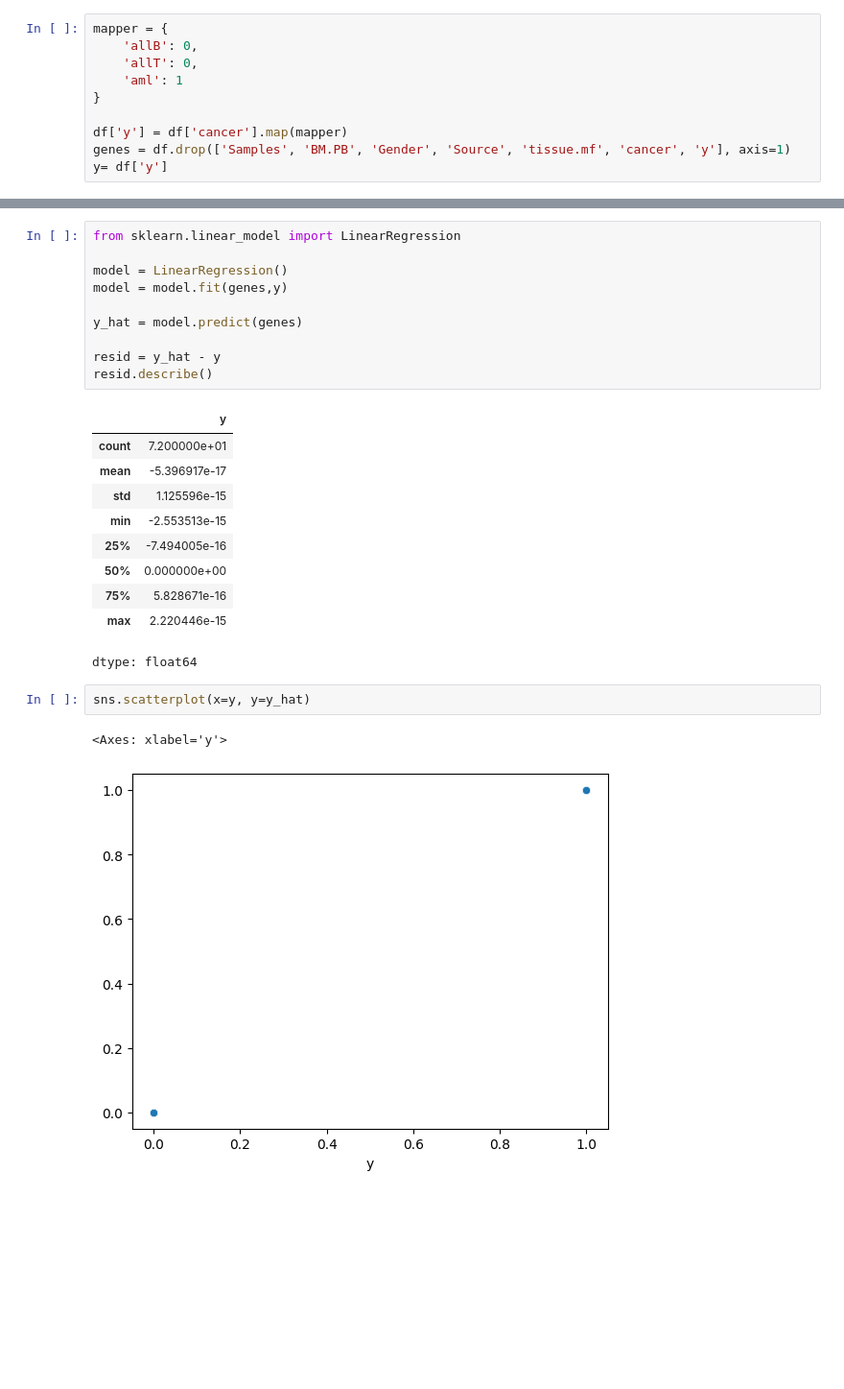
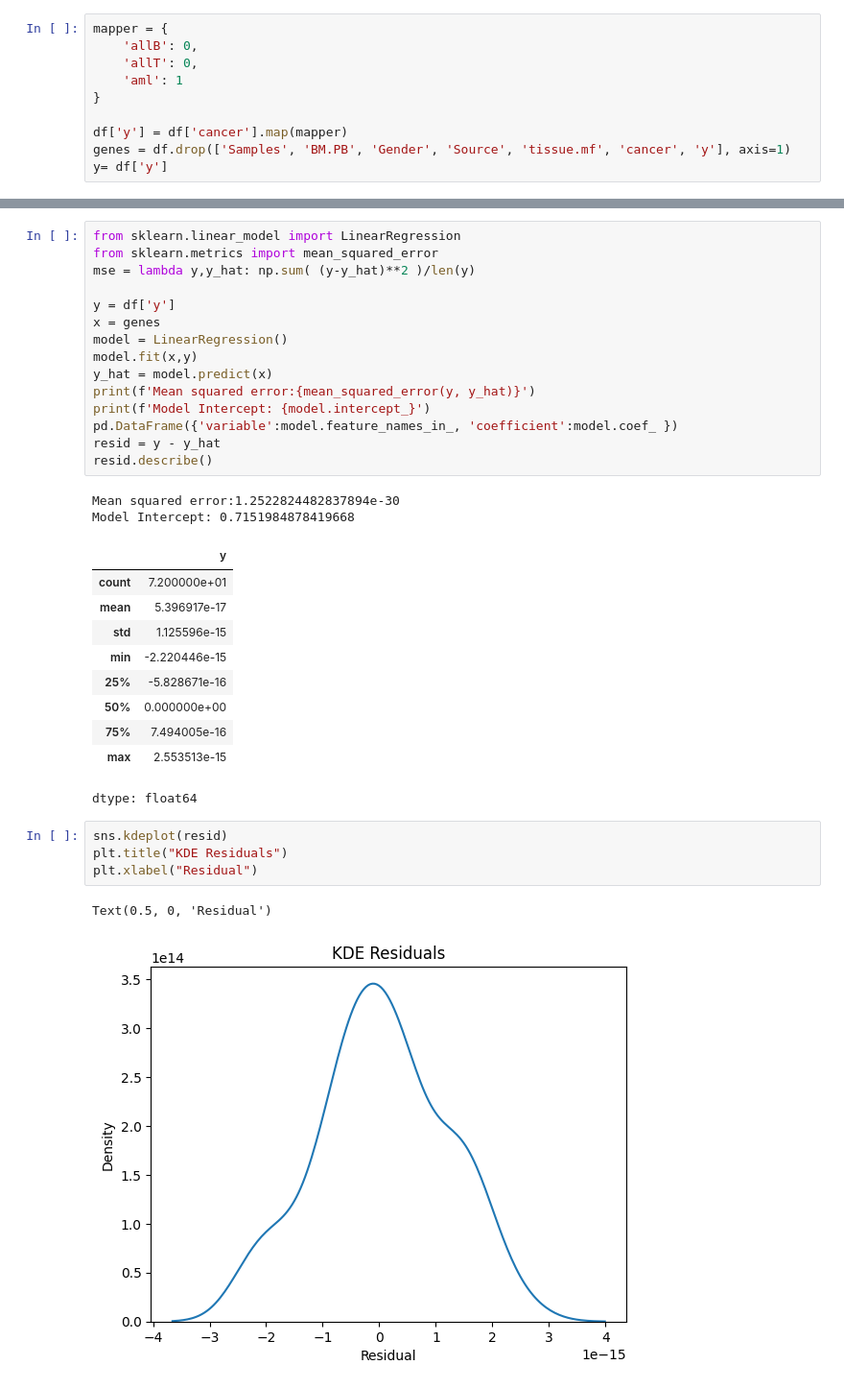
Before and after one commit to arya-rajesh-99/undergrad_ml_assignments, a Jupyter notebook: genomics_lab.ipynb, the cells around one changed output, grey strips where cells are left out. Shown at 96% size. Drawn from its saved outputs; the diff is of its cells as text; blank space fills up the shorter version.

```diff
--- a/genomics_lab.ipynb
+++ b/genomics_lab.ipynb
@@ -75,26 +86,35 @@ y= df['y']
 # %%
 from sklearn.linear_model import LinearRegression
+from sklearn.metrics import mean_squared_error
+mse = lambda y,y_hat: np.sum( (y-y_hat)**2 )/len(y)
 
+y = df['y']
+x = genes
 model = LinearRegression()
-model = model.fit(genes,y)
-
-y_hat = model.predict(genes)
-
-resid = y_hat - y
+model.fit(x,y)
+y_hat = model.predict(x)
+print(f'Mean squared error:{mean_squared_error(y, y_hat)}')
+print(f'Model Intercept: {model.intercept_}')
+pd.DataFrame({'variable':model.feature_names_in_, 'coefficient':model.coef_ })
+resid = y - y_hat
 resid.describe()
 # %% [output]
+Mean squared error:1.2522824482837894e-30
+Model Intercept: 0.7151984878419668
 |  | y |
 | count | 7.200000e+01 |
-| mean | -5.396917e-17 |
+| mean | 5.396917e-17 |
 | std | 1.125596e-15 |
-| min | -2.553513e-15 |
-| 25% | -7.494005e-16 |
+| min | -2.220446e-15 |
+| 25% | -5.828671e-16 |
 | 50% | 0.000000e+00 |
-| 75% | 5.828671e-16 |
-| max | 2.220446e-15 |
+| 75% | 7.494005e-16 |
+| max | 2.553513e-15 |
-dtype: float64
+dtype: float64
 # %%
-sns.scatterplot(x=y, y=y_hat)
+sns.kdeplot(resid)
+plt.title("KDE Residuals")
+plt.xlabel("Residual")
 # %% [output]
-<Axes: xlabel='y'>
+Text(0.5, 0, 'Residual')
-[figure, old version]
+[figure, new version]
```
Also changed, not shown: parts of 9 cells of this notebook.
